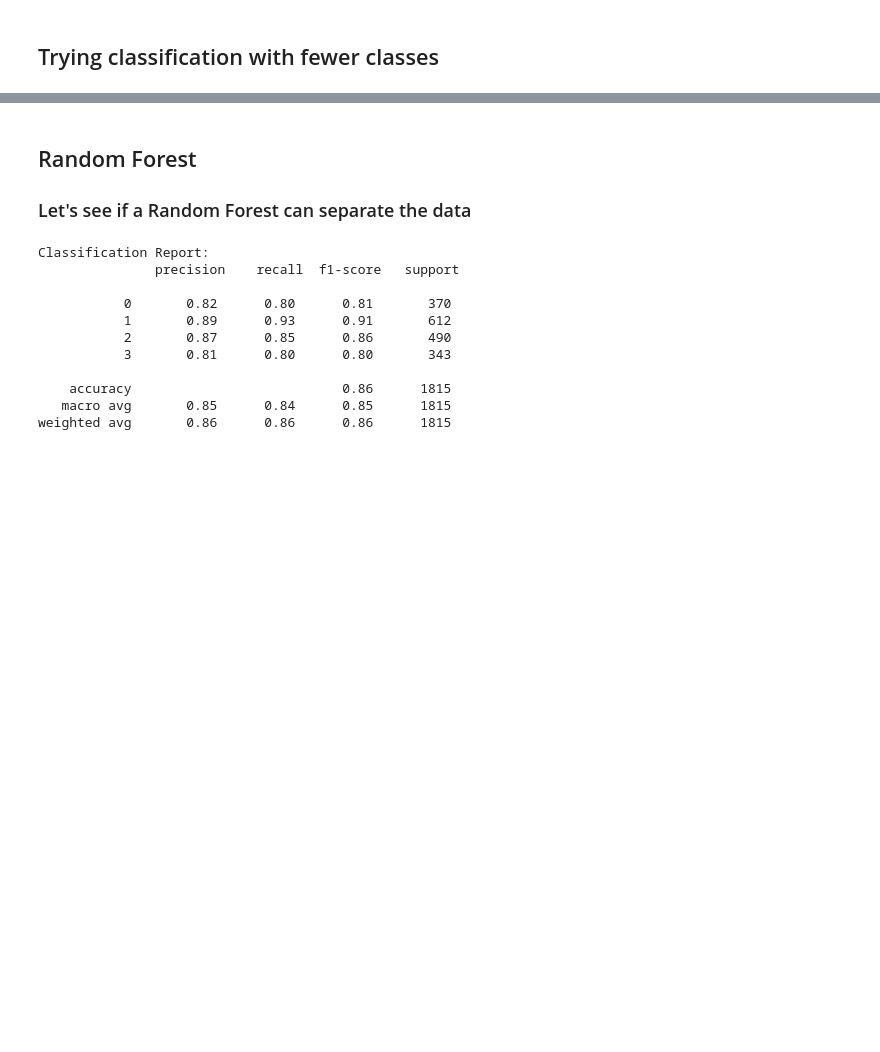
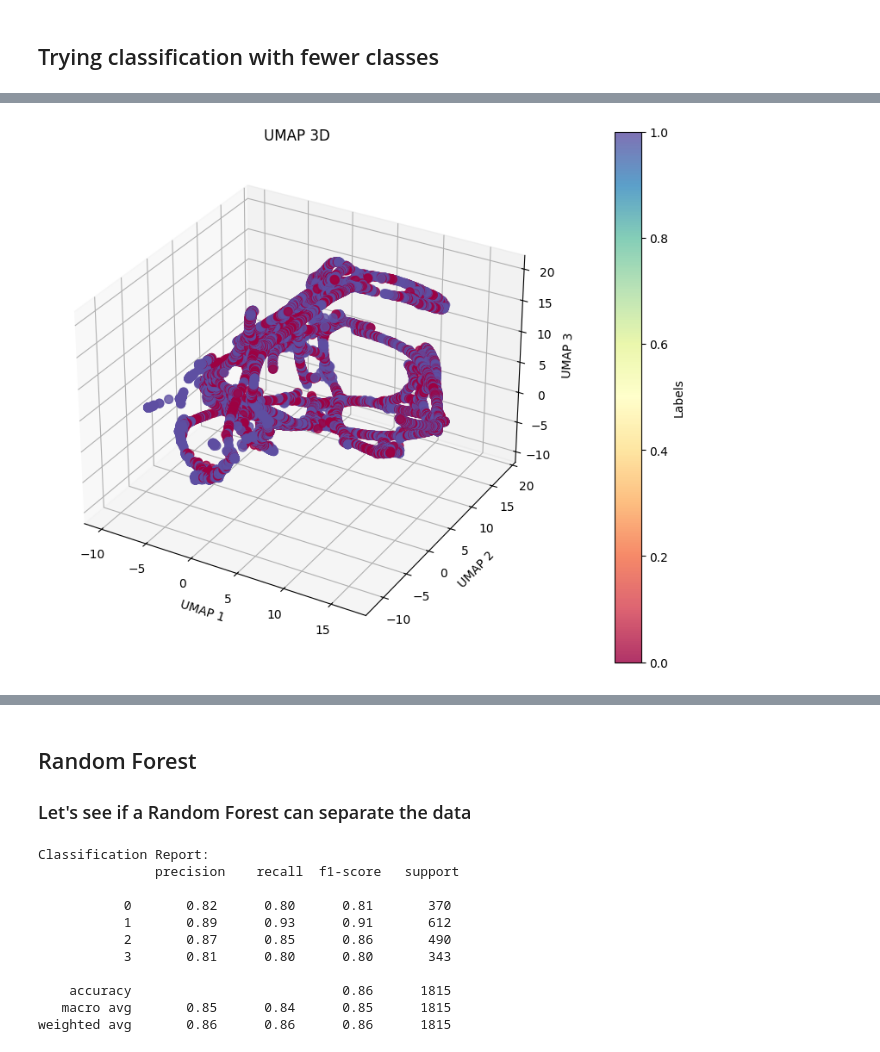
Before and after one commit to H-IAAC/sumo_data_synthesis, a Jupyter notebook: modelTraining.ipynb, the cells around one changed output, grey strips where cells are left out. Drawn from its saved outputs; the diff is of its cells as text; code cells hidden in the pictures; blank space fills up the shorter version.

```diff
--- a/modelTraining.ipynb
+++ b/modelTraining.ipynb
@@ -76,7 +76,7 @@ def visualize_umap_2d(data, y_numeric, n_neighbors=5, min_dist=0.1, metric='eucl
     plt.title("UMAP 2D")
     plt.show()
 # %%
-def visualize_umap_3d(data, labels=None, n_neighbors=15, min_dist=0.1, metric='euclidean', title="UMAP 3D Projection"):
+def visualize_umap_3d(data, labels=None, n_neighbors=15, min_dist=0.1, metric='euclidean', spread=0.2, title="UMAP 3D Projection"):
     """
     Visualize UMAP embeddings in 3D.
 
@@ -94,6 +94,7 @@ def visualize_umap_3d(data, labels=None, n_neighbors=15, min_dist=0.1, metric='e
         min_dist=min_dist,
         n_components=3,  # Reduce to 3 dimensions
         metric=metric,
+        spread=spread,
         random_state=42
     )
     embedding = reducer.fit_transform(data)
@@ -389,0 +406,4 @@ create_sliding_windows_simple()
+# %%
+visualize_umap_3d(X_simple, y_simple, n_neighbors=100, min_dist=0.1, metric='euclidean', spread=2, title='UMAP 3D')
+# %% [output]
+[figure, added]
```
Also changed, not shown: parts of 27 cells of this notebook.
